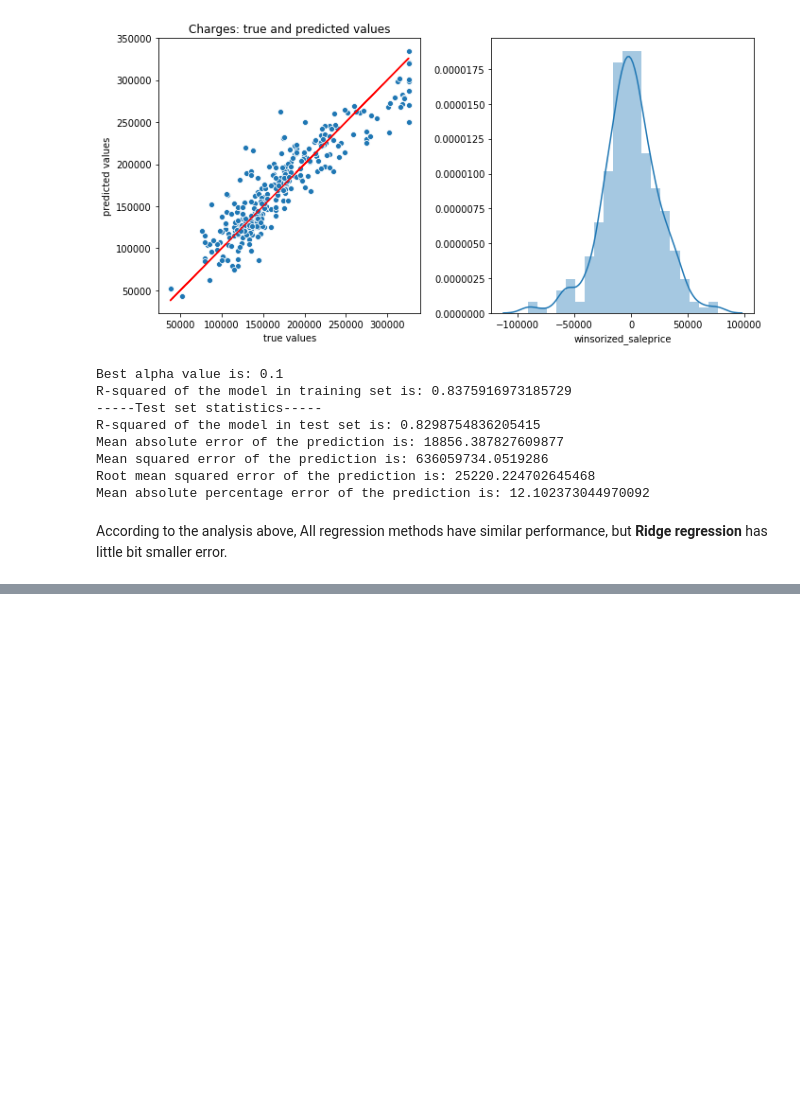
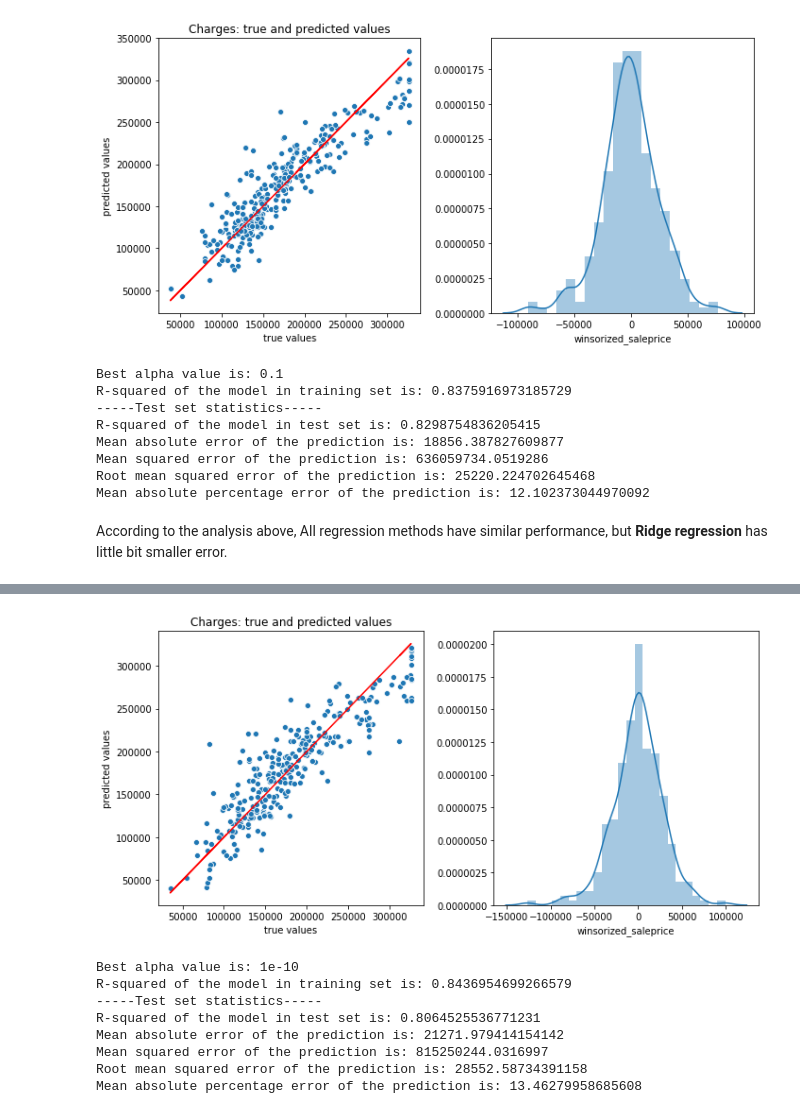
Before and after one commit to 890805/Thinkful_Data_Jimin, a Jupyter notebook: Thinkful_Challenge_Regression problems.ipynb, the cells around one changed output, grey strips where cells are left out. Cells and saved outputs as stored; diff of their text form; code cells hidden in the pictures; blank space fills up the shorter version.

```diff
--- a/Thinkful_Challenge_Regression problems.ipynb
+++ b/Thinkful_Challenge_Regression problems.ipynb
@@ -711,0 +774,39 @@ If we include these variables in our model, a feature of the data will be change
+# %%
+lasso_cv = LassoCV(alphas=alphas, cv=5)
+
+lasso_cv.fit(X_train, y_train)
+
+# We are making predictions here
+y_preds_train = lasso_cv.predict(X_train)
+y_preds_test = lasso_cv.predict(X_test)
+
+plt.figure(figsize=(10,5))
+plt.subplot(1,2,1)
+sns.scatterplot(y_test, y_preds_test)
+plt.plot(y_test, y_test, color="red")
+plt.xlabel("true values")
+plt.ylabel("predicted values")
+plt.title("Charges: true and predicted values")
+plt.subplot(1,2,2)
+sns.distplot(y_test-y_preds_test)
+plt.tight_layout()
+plt.show()
+
+print("Best alpha value is: {}".format(lasso_cv.alpha_))
+print("R-squared of the model in training set is: {}".format(lasso_cv.score(X_train, y_train)))
+print("-----Test set statistics-----")
+print("R-squared of the model in test set is: {}".format(lasso_cv.score(X_test, y_test)))
+print("Mean absolute error of the prediction is: {}".format(mean_absolute_error(y_test, y_preds_test)))
+print("Mean squared error of the prediction is: {}".format(mse(y_test, y_preds_test)))
+print("Root mean squared error of the prediction is: {}".format(rmse(y_test, y_preds_test)))
+print("Mean absolute percentage error of the prediction is: {}".format(np.mean(np.abs((y_test - y_preds_test) / y_test)) * 100))
+# %% [output]
+[figure, added]
+Best alpha value is: 1e-10
+R-squared of the model in training set is: 0.8436954699266579
+-----Test set statistics-----
+R-squared of the model in test set is: 0.8064525536771231
+Mean absolute error of the prediction is: 21271.979414154142
+Mean squared error of the prediction is: 815250244.0316997
+Root mean squared error of the prediction is: 28552.58734391158
+Mean absolute percentage error of the prediction is: 13.46279958685608
```
Also changed, not shown: parts of 13 cells of this notebook.
